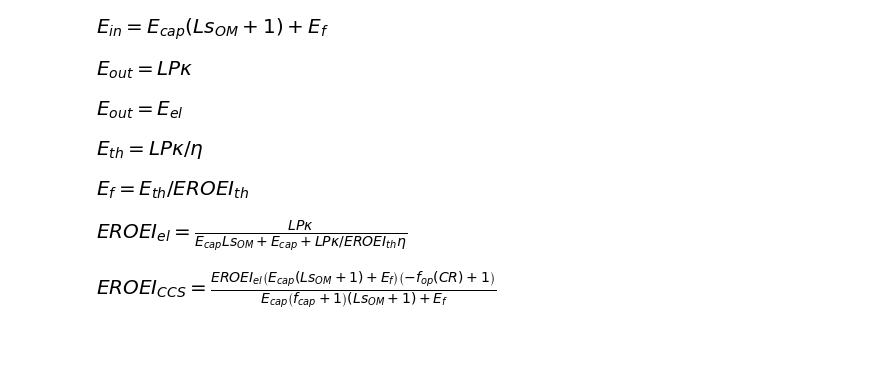
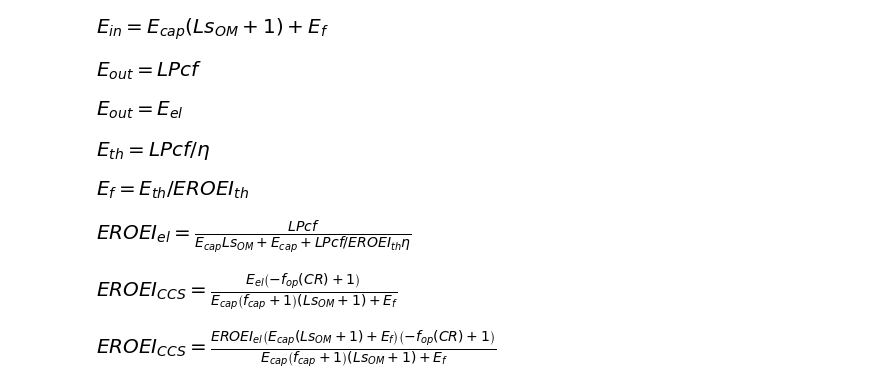
Before and after one commit to csaladenes/sustainable-energy-transitions, a Jupyter notebook: ccs/eroei-ccs-workbook.ipynb, the cells around one changed output. Cells and saved outputs as stored; diff of their text form; code cells hidden in the pictures; blank space fills up the shorter version.

```diff
--- a/ccs/eroei-ccs-workbook.ipynb
+++ b/ccs/eroei-ccs-workbook.ipynb
@@ -43,11 +43,10 @@ eq_S2a
 # %% [output]
 [figure]
 # %%
-k=Symbol('kappa')
-var('P L');
-eq_S2b=Eq(E_out,P*k*L)
-eq_S2b
+var('P L cf');
+eq_S2ii=Eq(E_out,P*cf*L)
+eq_S2ii
 # %% [output]
-[figure, old version]
+[figure, new version]
 # %%
 var('E_el');
@@ -58,10 +57,10 @@ eq_S2bi
 # %%
 e=Symbol('eta')
 var('E_th');
-eq_S2bii=Eq(E_th,P*k*L/e)
-eq_S2bii
+eq_S2iv=Eq(E_th,P*cf*L/e)
+eq_S2iv
 # %% [output]
-[figure, old version]
+[figure, new version]
 # %%
 var('EROEI_th');
 eq_S3i=Eq(E_f,E_th/EROEI_th)
@@ -79,7 +78,7 @@ def multisub(eq0,msub):
     return eq0
 # %%
 var('EROEI_el');
-eq_S3=Eq(EROEI_el,multisub(eq_S1,[E_out,eq_S2b,E_in,eq_S2a,E_f,eq_S3i,E_th,eq_S2bii]).rhs)
+eq_S3=Eq(EROEI_el,multisub(eq_S1,[E_out,eq_S2ii,E_in,eq_S2i,E_f,eq_S3i,E_th,eq_S2iv]).rhs)
 eq_S3
 # %% [output]
-[figure, old version]
+[figure, new version]
@@ -88,3 +85,9 @@ eq_S3
+# %%
+var('CR f_op EROEI_CCS f_cap');
+eq_S4=Eq(EROEI_CCS,E_el*(1-f_op(CR))/(E_cap*(1+f_cap)*(1+L*s_OM)+E_f))
+eq_S4
+# %% [output]
+[figure, added]
 # %%
 var('CR f_op EROEI_CCS f_cap');
 eq_S5=Eq(EROEI_CCS,(1-f_op(CR))*(E_cap*(1+L*s_OM)+E_f)*EROEI_el/(E_cap*(1+f_cap)*(1+L*s_OM)+E_f))
```
Also changed, not shown: parts of 20 cells of this notebook, 9 other files.
